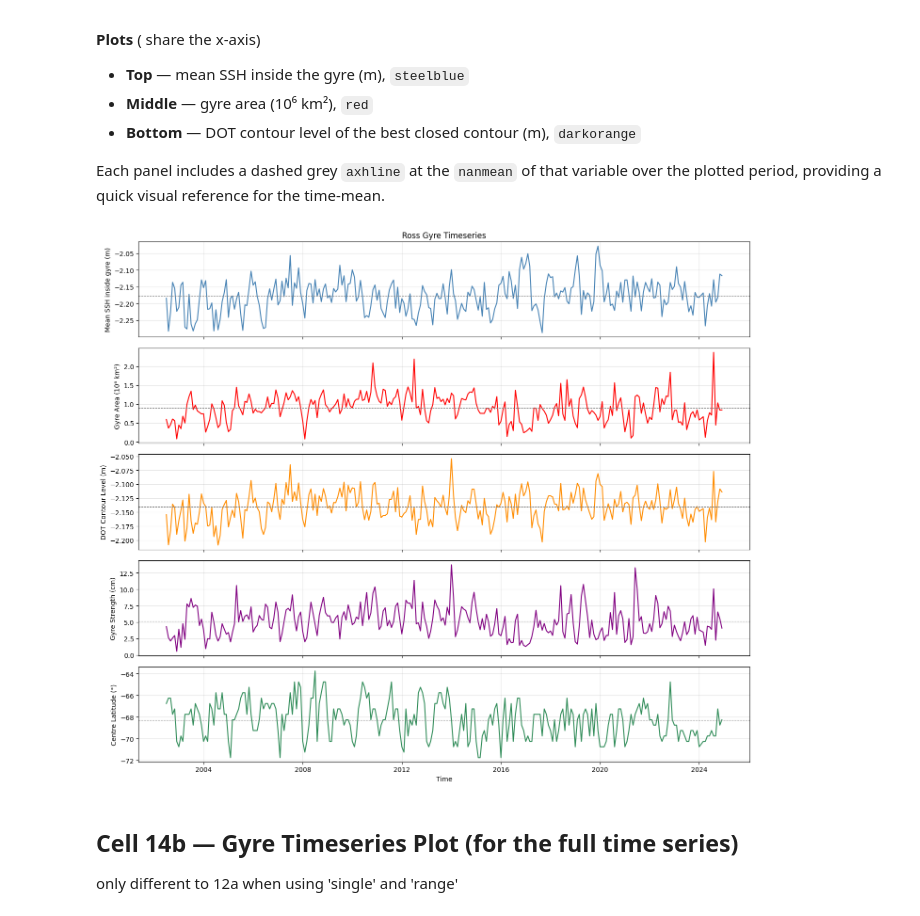
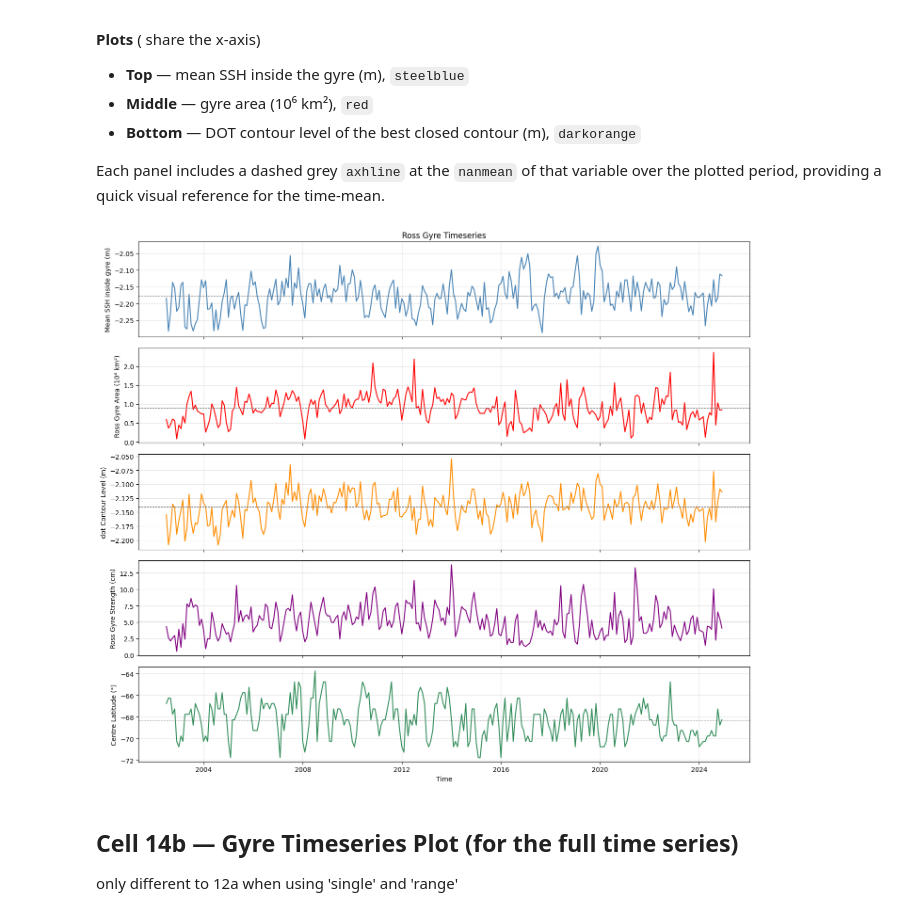
Before and after one commit to isabelle-white/SLA_analysis, a Jupyter notebook: Scripts/phd_scripts/largest_closed_contour.ipynb, the cells around one changed output. Cells and saved outputs as stored; diff of their text form; code cells hidden in the pictures.

Commit message:
notebook with MCA for full ds and SAM and ENSO timeseries work / analysis

```diff
--- a/Scripts/phd_scripts/largest_closed_contour.ipynb
+++ b/Scripts/phd_scripts/largest_closed_contour.ipynb
@@ -786,7 +896,7 @@ if not crosses_dateline:
     )
     lons_ref = ds_ref['longitude'].values
     lats_ref = ds_ref['latitude'].values
-    dot_ref  = np.where(ds_ref['land_mask'].values.T == 1, np.nan, ds_ref['dot'].values.T)
+    var_ref  = np.where(ds_ref['land_mask'].values.T == 1, np.nan, ds_ref[variable].values.T)
 else:
     ds_A = ds.sel(longitude=slice(lon_min, 180),
                   latitude=slice(lat_min, lat_max),
@@ -798,11 +908,11 @@ else:
     ds_ref = xr.concat([ds_A, ds_B], dim='longitude', data_vars='all')
     lons_ref = ds_ref['longitude'].values
     lats_ref = ds_ref['latitude'].values
-    dot_ref  = np.where(ds_ref['land_mask'].values.T == 1, np.nan, ds_ref['dot'].values.T)
+    var_ref  = np.where(ds_ref['land_mask'].values.T == 1, np.nan, ds_ref[variable].values.T)
 
 lon_grid_ref, lat_grid_ref = np.meshgrid(lons_ref, lats_ref)
 
-pcm = ax.pcolormesh(lon_grid_ref, lat_grid_ref, dot_mean, cmap='RdBu_r', shading='auto', alpha=0.7, zorder=1)
+pcm = ax.pcolormesh(lon_grid_ref, lat_grid_ref, var_mean, cmap='RdBu_r', shading='auto', alpha=0.7, zorder=1)
 
 # Shapefiles
 _land.plot(ax=ax,      color='lightgray', edgecolor='none',  zorder=2)
@@ -835,14 +945,14 @@ sm = plt.cm.ScalarMappable(cmap=cmap_t, norm=plt.Normalize(0, n - 1))
 sm.set_array([])
 cbar_t = plt.colorbar(sm, ax=ax, orientation='vertical', pad=0.01, fraction=0.02)
 cbar_t.set_label('Timestep index')
-plt.colorbar(pcm, ax=ax, label='DOT (m)', orientation='horizontal', pad=0.12)
+plt.colorbar(pcm, ax=ax, label=f'{variable} (m)', orientation='horizontal', pad=0.12)
 
 if plot_mode == 'single':
-    ax.set_title(f'Largest Closed DOT Contour\n{str(to_plot[0]["time"])[:10]}')
+    ax.set_title(f'Largest Closed {variable} Contour\n{str(to_plot[0]["time"])[:10]}')
 elif plot_mode == 'range':
-    ax.set_title(f'Largest Closed DOT Contours — {str(to_plot[0]["time"])[:10]} to {str(to_plot[-1]["time"])[:10]}')
+    ax.set_title(f'Largest Closed {variable} Contours — {str(to_plot[0]["time"])[:10]} to {str(to_plot[-1]["time"])[:10]}')
 else:
-    ax.set_title('Largest Closed DOT Contours — All Timesteps')
+    ax.set_title(f'Largest Closed {variable} Contours — All Timesteps')
 
 if plot_mode in ('single', 'range') and n <= 12:
     ax.legend(loc='lower right', fontsize=8)
@@ -1047,7 +1157,7 @@ for result, centre in zip(to_plot, gyre_centres):
         lats_i   = ds_i['latitude'].values
         # ssh_2d_i = np.where(ds_i['land_mask'].values.T == 1, np.nan,
         #                     (ds_i['dot'] + ds_i['sla']).values.T)
-        dot_2d_i = np.where(ds_i['land_mask'].values.T == 1, np.nan, ds_i['dot'].values.T)
+        var_2d_i = np.where(ds_i['land_mask'].values.T == 1, np.nan, ds_i[variable].values.T)
     else:
         ds_A = ds.sel(longitude=slice(lon_min, 180),
                       latitude=slice(lat_min, lat_max),
@@ -1061,33 +1171,33 @@ for result, centre in zip(to_plot, gyre_centres):
         lats_i   = ds_i['latitude'].values
         # ssh_2d_i = np.where(ds_i['land_mask'].values.T == 1, np.nan,
         #                     (ds_i['dot'] + ds_i['sla']).values.T)
-        dot_2d_i = np.where(ds_i['land_mask'].values.T == 1, np.nan, ds_i['dot'].values.T)
+        var_2d_i = np.where(ds_i['land_mask'].values.T == 1, np.nan, ds_i[variable].values.T)
 
     lon_grid_i, lat_grid_i = np.meshgrid(lons_i, lats_i)
 
-    # --- Boundary DOT: mean DOT at contour vertices ---
+    # --- Boundary variable (dot or ssh): mean var at contour vertices ---
     verts_i      = result['verts']
-    boundary_dot = sample_field_at_vertices(verts_i, dot_2d_i, lon_grid_i, lat_grid_i)
+    boundary_var = sample_field_at_vertices(verts_i, var_2d_i, lon_grid_i, lat_grid_i)
 
-    # --- Centre dot: interpolate to minimum-DOT location ---
+    # --- Centre dot: interpolate to minimum-var location ---
     # centre_dot = interpn(
     #     (lats_i, lons_i), dot_2d_i,
     #     (centre['centre_lat'], centre['centre_lon']),
     #     method='linear', bounds_error=False, fill_value=np.nan
     # )
 
-    centre_dot = interpn(
-    (lats_i, lons_i), dot_2d_i,
+    centre_var = interpn(
+    (lats_i, lons_i), var_2d_i,
     np.array([[centre['centre_lat'], centre['centre_lon']]]),
     method='linear', bounds_error=False, fill_value=np.nan)[0]
 
-    strength = float(boundary_dot - centre_dot)
+    strength = float(boundary_var - centre_var)
 
     gyre_strength.append({
         'time'        : result['time'],
         'time_idx'    : time_idx_i,
-        'boundary_dot': float(boundary_dot),
-        'centre_dot'  : float(centre_dot),
+        'boundary_var': float(boundary_var),
+        'centre_var'  : float(centre_var),
         'strength'    : strength,
     })
 
@@ -1120,38 +1230,38 @@ centre_lats = [r['centre_lat'] for r in gyre_centres]
 areas_km2 = [r['area_km2'] / 1e6 for r in to_plot]
 
 fig, axes = plt.subplots(5, 1, figsize=(14, 12), sharex=True)
 
 axes[0].plot(times, ssh_vals, color='steelblue', linewidth=1.5)
 axes[0].axhline(np.nanmean(ssh_vals), color='gray', linewidth=0.8, linestyle='--')
 axes[0].set_ylabel('Mean SSH inside gyre (m)')
-axes[0].set_title('Ross Gyre Timeseries')
+axes[0].set_title(f'{gyre_name} Gyre Timeseries')
 axes[0].grid(True, alpha=0.3)
 
 axes[1].plot(times, areas_km2, color='red', linewidth=1.5)
 axes[1].axhline(np.nanmean(areas_km2), color='gray', linewidth=0.8, linestyle='--')
-axes[1].set_ylabel('Gyre Area (10⁶ km²)')
+axes[1].set_ylabel(f'{gyre_name} Gyre Area (10⁶ km²)')
 axes[1].grid(True, alpha=0.3)
 
 axes[2].plot(times, levels, color='darkorange', linewidth=1.5)
 axes[2].axhline(np.nanmean(levels), color='gray', linewidth=0.8, linestyle='--')
-axes[2].set_ylabel('DOT Contour Level (m)')
+axes[2].set_ylabel(f'{variable} Contour Level (m)')
 axes[2].grid(True, alpha=0.3)
 
 axes[3].plot(times, np.array(strengths)*1e2, color='purple', linewidth=1.5)
 axes[3].axhline(np.nanmean(strengths)*1e2, color='gray', linewidth=0.8, linestyle='--')
-axes[3].set_ylabel('Gyre Strength (cm)')
+axes[3].set_ylabel(f'{gyre_name} Gyre Strength (cm)')
 axes[3].grid(True, alpha=0.3)
 
 axes[4].plot(times, centre_lats, color='seagreen', linewidth=1.5)
 axes[4].axhline(np.nanmean(centre_lats), color='gray', linewidth=0.8, linestyle='--')
 axes[4].set_ylabel('Centre Latitude (°)')
 axes[4].set_xlabel('Time')
 axes[4].grid(True, alpha=0.3)
 
 plt.tight_layout()
 plt.show()
 # %% [output]
-[figure, old version]
+[figure, new version]
 # %% [markdown]
 ## Cell 14b — Gyre Timeseries Plot (for the full time series)
 
```
Also changed, not shown: parts of 28 cells of this notebook, 1 other file.
